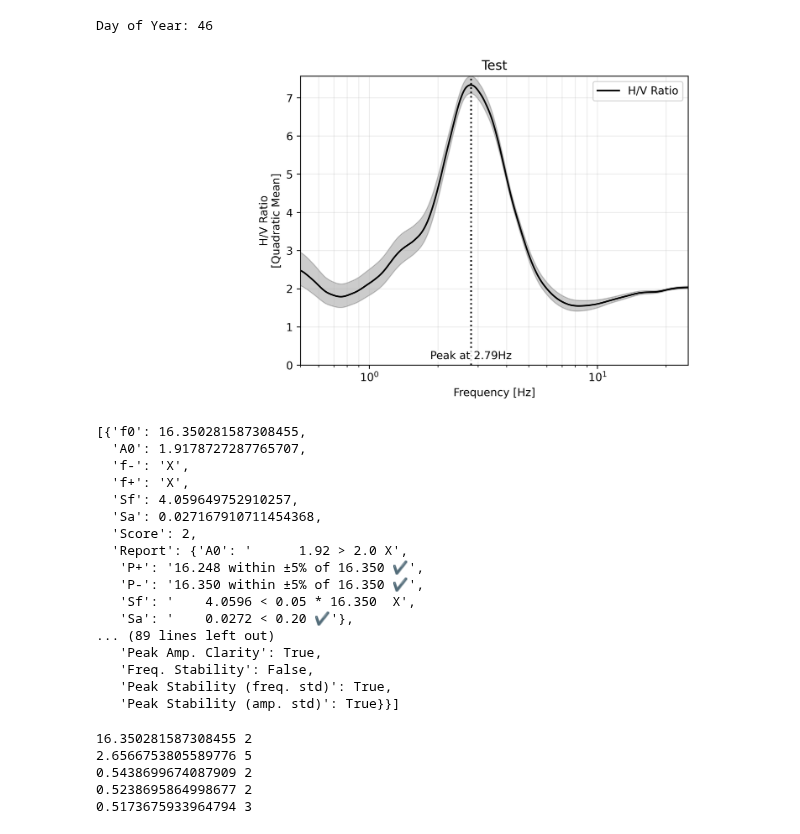
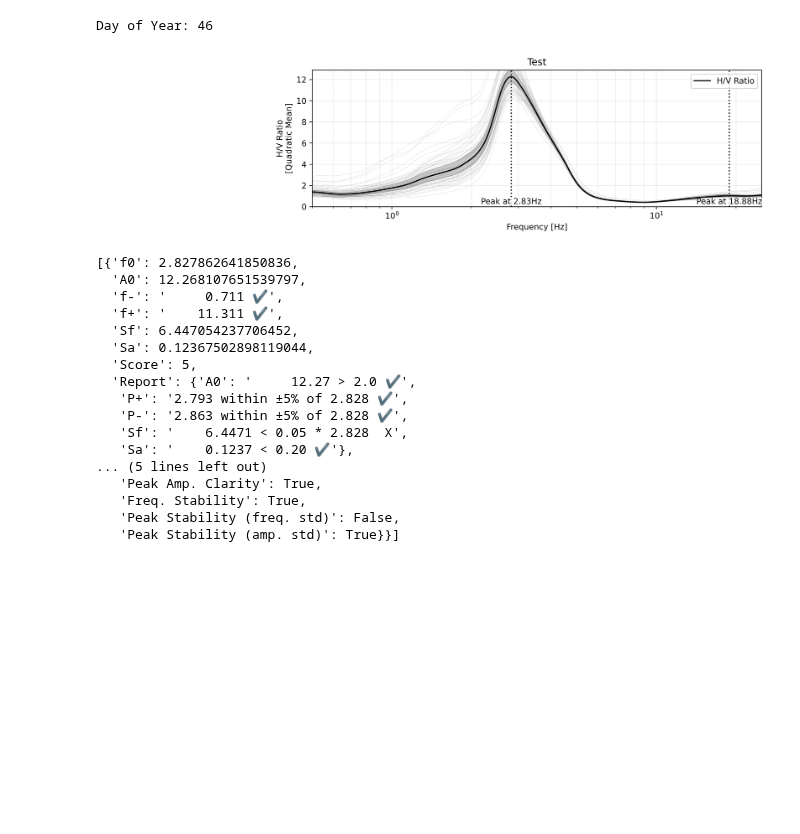
Before and after one commit to RJbalikian/SPRIT-HVSR, a Jupyter notebook: working_notebook.ipynb, the cells around one changed output. Saved outputs shown, nothing was run; the diff lists cells and outputs as text; code cells hidden in the pictures; blank space fills up the shorter version.

Commit message:
minor updates to hvplot

```diff
--- a/working_notebook.ipynb
+++ b/working_notebook.ipynb
@@ -22,8 +22,8 @@ params = hvsr.input_param(network='AM',
                             loc='00',
                             channels=['EHZ', 'EHN', 'EHE'],
                             acq_date = 46, #'2023-02-15'
-                            starttime = '11:00:00.00',
-                            endtime = '11:34:00.00',
+                            starttime = '15:31:00.00',
+                            endtime = '16:00:00.00',
                             tzone = -6,#or 'local', #or 'UTC'
                             dst=False,
                             lon = -88.2290526,
@@ -47,38 +47,29 @@ ppsds = hvsr.generate_ppsds(params=params, stream=stream, ppsd_length=60)
 # %% [output]
 Day of Year: 46
 # %%
-hvsr_dict = hvsr.process_hvsr(params=params, method=4, resample=False, smooth=5)
+hvsr_dict = hvsr.process_hvsr(params=params, method=4, resample=True, smooth=True)
 hvsr_dict = hvsr.check_peaks(hvsr_dict=hvsr_dict, rank=True, hvsr_band=[0.5, 25], peak_water_level=1.8, do_rank=False)
 # %%
-hvsr.hvplot(hvsr_dict, kind='HVSR p all ann', grid='both', save_dir=r'C:\Users\riley\OneDrive\Desktop', show=True)
+hvsr.hvplot(hvsr_dict, kind='HVSR all ann', grid='both', save_dir=r'C:\Users\riley\OneDrive\Desktop', show=True)
 # %% [output]
-[figure, old version]
+[figure, new version]
 # %%
 hvsr_dict['Peak Report']
 # %% [output]
-[{'f0': 16.350281587308455,
-  'A0': 1.9178727287765707,
-  'f-': 'X',
-  'f+': 'X',
-  'Sf': 4.059649752910257,
-  'Sa': 0.027167910711454368,
-  'Score': 2,
-  'Report': {'A0': '      1.92 > 2.0 X',
-   'P+': '16.248 within ±5% of 16.350 ✔',
-   'P-': '16.350 within ±5% of 16.350 ✔',
-   'Sf': '    4.0596 < 0.05 * 16.350  X',
-   'Sa': '    0.0272 < 0.20 ✔'},
-... (89 lines left out)
+[{'f0': 2.827862641850836,
+  'A0': 12.268107651539797,
+  'f-': '     0.711 ✔',
+  'f+': '    11.311 ✔',
+  'Sf': 6.447054237706452,
+  'Sa': 0.12367502898119044,
+  'Score': 5,
+  'Report': {'A0': '     12.27 > 2.0 ✔',
+   'P+': '2.793 within ±5% of 2.828 ✔',
+   'P-': '2.863 within ±5% of 2.828 ✔',
+   'Sf': '    6.4471 < 0.05 * 2.828  X',
+   'Sa': '    0.1237 < 0.20 ✔'},
+... (5 lines left out)
    'Peak Amp. Clarity': True,
-   'Freq. Stability': False,
-   'Peak Stability (freq. std)': True,
+   'Freq. Stability': True,
+   'Peak Stability (freq. std)': False,
    'Peak Stability (amp. std)': True}}]
-# %%
-for i in hvsr_dict['Peak Report']:
-    print(i['f0'], i['Score'])
-# %% [output]
-16.350281587308455 2
-2.6566753805589776 5
-0.5438699674087909 2
-0.5238695864998677 2
-0.5173675933964794 3
```
Also changed, not shown: 1 other file.
